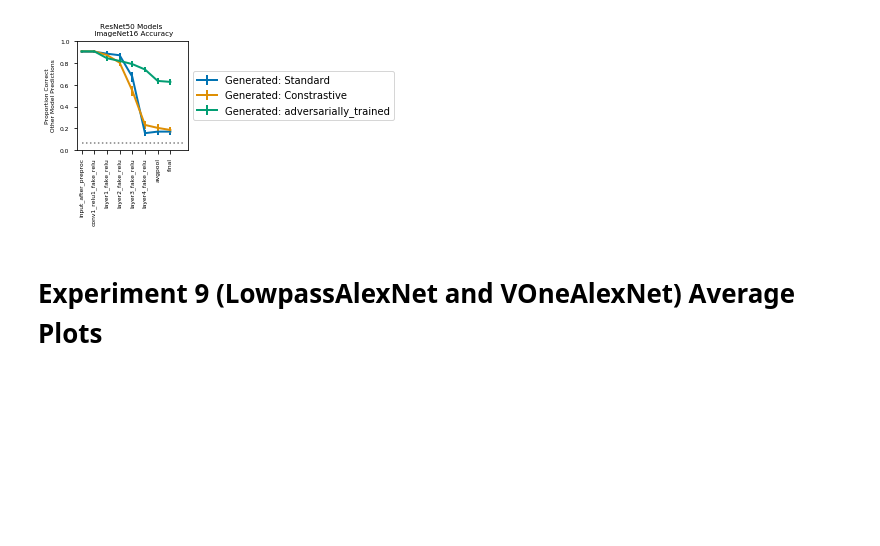
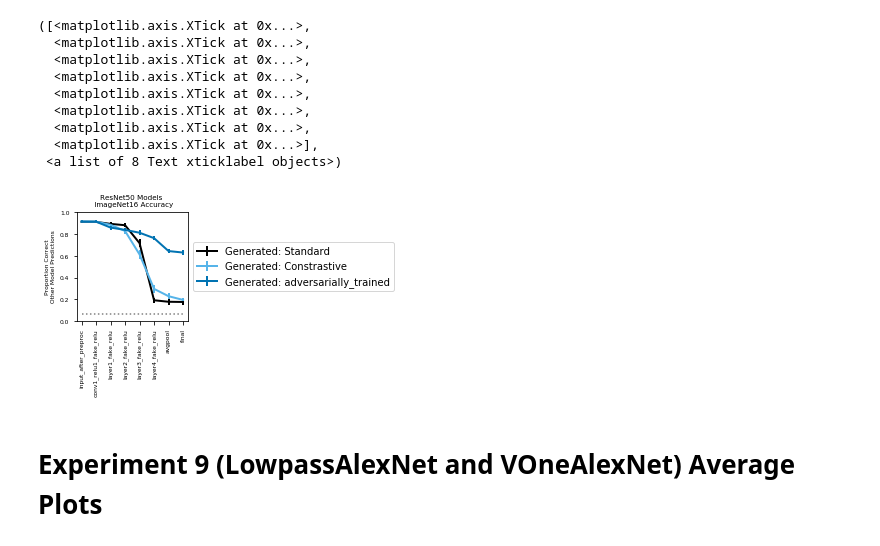
Before and after one commit to jenellefeather/model_metamers_pytorch, a Jupyter notebook: notebooks/VisualNetworkNetworkPredictions.ipynb, the cells around one changed output. Saved outputs shown, nothing was run; the diff lists cells and outputs as text; code cells hidden in the pictures; blank space fills up the shorter version.

```diff
--- a/notebooks/VisualNetworkNetworkPredictions.ipynb
+++ b/notebooks/VisualNetworkNetworkPredictions.ipynb
@@ -103,0 +34,16 @@ model_types = ['standard','contrastive','adv_trained','rand_trained', 'other']
+# %%
+from model_analysis_folders import all_model_info
+from model_analysis_folders import color_model_info
+
+all_networks_and_layers = all_model_info.ALL_NETWORKS_AND_LAYERS_IMAGES
+
+models_to_evaluate = color_model_info.visual_models_to_plot
+
+# These models were not given specific colors/line styles, so we add them here.
+if 'alexnet_early_checkpoint' not in models_to_evaluate:
+    extra_models = ["alexnet_early_checkpoint",
+                    "alexnet_reduced_aliasing_early_checkpoint",
+                    "vonealexnet_gaussian_noise_std4_fixed"]
+    models_to_evaluate.extend(extra_models)
+
+network_network_folder = 'network_network_evaluations'
@@ -206,6 +211,5 @@ def unpack_experiment_mat(mat_file_path):
 # %%
-experiment_list = [1,5,3,4,9] # do not compare HMAX experiment.
-
+experiment_list = [1,5,3,4,9,10,12,16] # Experiments included in this analysis.
 all_experiment_dictionaries = []
 
 for exp_num in experiment_list:
@@ -221,7 +225,6 @@ for exp_num in experiment_list:
     for n_idx, network in enumerate(experiment_params['experiment_info']['networks']):
         participant_data_matrix, model_layers, conditions, participants = unpack_experiment_mat(
             '../VisionBehavioralExperiments/EXP%d_ANALYSIS/VisionExperiment%d_network_vs_humans_datamatrix_%s_public.mat'%(exp_num, exp_num, network))
-
         exp_response_dict[network] = responses_network_by_layer_mat(participant_data_matrix, model_layers, conditions, experiment_params)
 
     all_experiment_dictionaries.append(exp_response_dict)
@@ -311,7 +314,19 @@ model_groupings = {'Generated: Standard':['resnet50'],
 plt.figure(figsize=(2,2))
 all_group_data = {}
 
-import seaborn as sns
+model_groupings = {'Generated: Standard':['resnet50'],
+                   'Generated: Constrastive':['resnet50_simclr', 'resnet50_moco_v2', 'resnet50_byol'],
+                   'Generated: adversarially_trained':['resnet50_l2_3_robust', 'resnet50_linf_4_robust', 'resnet50_linf_8_robust'],
+                  }
+
+color_standard = 'k'
+color_contrastive = (0.33725490196078434, 0.7058823529411765, 0.9137254901960784)
+color_adv = (0.00392156862745098, 0.45098039215686275, 0.6980392156862745)
+
+color_dict = {'Generated: Standard':color_standard,
+               'Generated: Constrastive':color_contrastive,
+               'Generated: adversarially_trained':color_adv,
+              }
 
 for group_idx, metamer_group in enumerate(model_groupings.keys()):
     all_group_data[metamer_group] = {}
@@ -336,38 +351,46 @@ for group_idx, metamer_group in enumerate(model_groupings.keys()):
     for measured_model in models_to_evaluate:
         collapse_data = []
         for metamer_model in model_groupings[metamer_group]:
             if measured_model != metamer_model:
                 collapse_data.append(all_group_data[metamer_group][metamer_model][measured_model])
         if len(model_groupings[metamer_group])>1:
             average_data_from_group[measured_model] = np.mean(np.array(collapse_data),0)
         else:
             if measured_model == model_groupings[metamer_group][0]:
                 average_data_from_group[measured_model] = np.ones((len(metamer_model_layers)))*np.nan
             else:
                 average_data_from_group[measured_model] = np.squeeze(np.array(collapse_data))
 
     average_over_all_measured_models = np.squeeze(np.nanmean(np.array([average_data_from_group[measured_model] for measured_model in average_data_from_group.keys()]),0))
     sem_over_all_measured_models = np.squeeze(np.nanstd(np.array([average_data_from_group[measured_model] for measured_model in average_data_from_group.keys()]),0)/np.sqrt(len(models_to_evaluate)-1)) # N-1 because we don't use the same model for predictions
     plt.errorbar(range(len(metamer_model_layers)),
                  average_over_all_measured_models,
                  yerr=sem_over_all_measured_models,
                  linewidth=2,
                  label=metamer_group,
-                 color = sns.color_palette("colorblind")[group_idx]
+                 color = color_dict[metamer_group]
                  )
 
-plt.plot([0,len(metamer_model_layers)],[1/16,1/16],':',color='grey')
+plt.plot([0,len(metamer_model_layers)-1],[1/16,1/16],':',color='grey')
 
 plt.legend(loc='center left', bbox_to_anchor=(1, 0.5), fontsize=10)
 plt.title('ResNet50 Models \n ImageNet16 Accuracy')
 plt.ylim([0,1])
 plt.ylabel('Proportion Correct\n Other Model Predictions')
 plt.xticks(range(len(metamer_model_layers)), metamer_model_layers, rotation=90)
 
-
-plt.savefig('ResNetGroupFourModelTypesModelModelComparisons.pdf')
+# plt.savefig('ResNetGroupFourModelTypesModelModelComparisons.pdf')
 # %% [output]
+([<matplotlib.axis.XTick at 0x...>,
+  <matplotlib.axis.XTick at 0x...>,
+  <matplotlib.axis.XTick at 0x...>,
+  <matplotlib.axis.XTick at 0x...>,
+  <matplotlib.axis.XTick at 0x...>,
+  <matplotlib.axis.XTick at 0x...>,
+  <matplotlib.axis.XTick at 0x...>,
+  <matplotlib.axis.XTick at 0x...>],
+ <a list of 8 Text xticklabel objects>)
-[figure, old version]
+[figure, new version]
 # %% [markdown]
 # Experiment 9 (LowpassAlexNet and VOneAlexNet) Average Plots
 # %%
```
Also changed, not shown: parts of 16 cells of this notebook, 27 other files.
